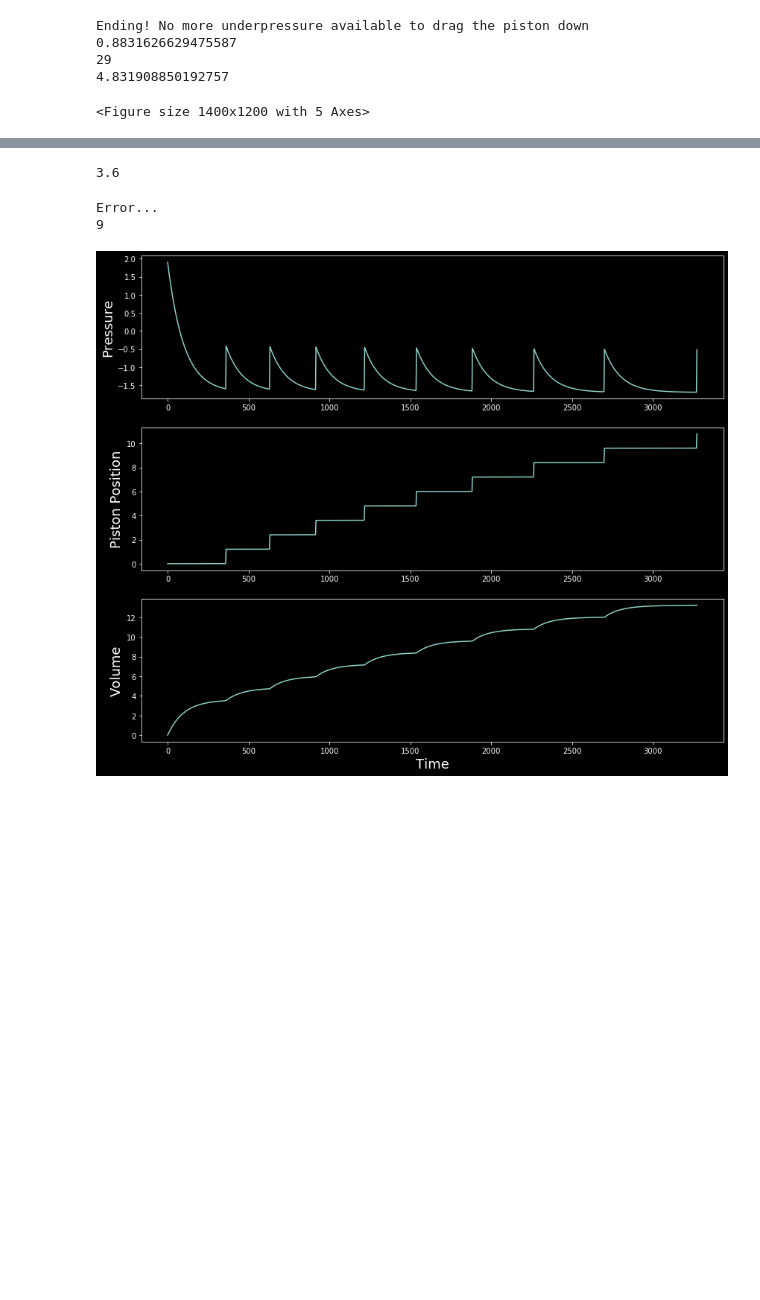
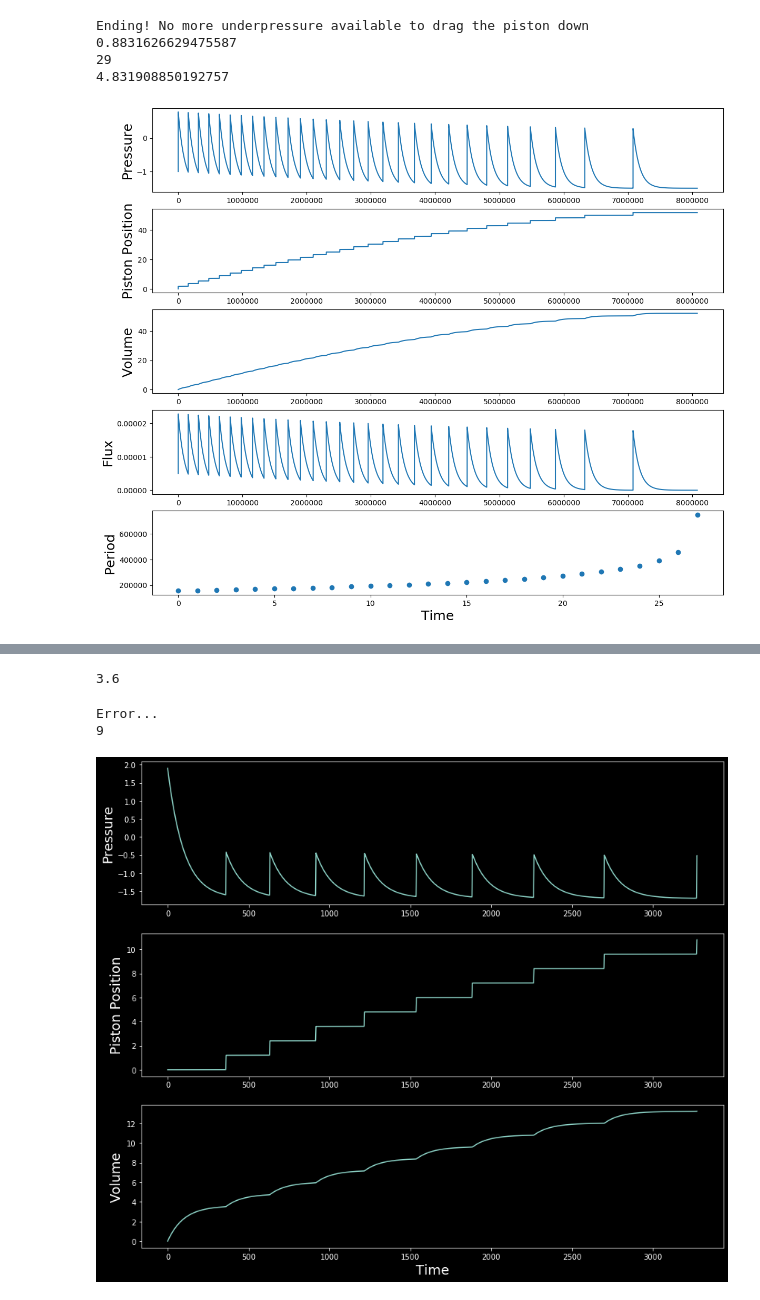
Before and after one commit to alberoman/kila_codes, a Jupyter notebook: model/notebook/piston_system_isotsasy_solver.ipynb, the cells around one changed output, grey strips where cells are left out. Saved outputs shown, nothing was run; the diff lists cells and outputs as text; code cells hidden in the pictures; blank space fills up the shorter version.

```diff
--- a/model/notebook/piston_system_isotsasy_solver.ipynb
+++ b/model/notebook/piston_system_isotsasy_solver.ipynb
@@ -8,7 +8,7 @@ import matplotlib.pyplot as plt
 import matplotlib.pyplot as mpl
 from scipy.integrate import odeint
 
-mpl.style.use('dark_background')
+mpl.style.use('default')
 R1 = 0.01
 R2 = 1e-5
 R3 = 1.5
@@ -130,31 +130,31 @@ Vc = 0
 for i in range(len(dt)):
     dV = q[i]*dt[i]
     Vc = Vc + dV
     V[i+1]= Vc
 t_slip = np.array(t_slip_start)
 dx_slip = np.array(dx_slip)
 tmin = np.min(t)
 tmax = np.max(t)
 periods = np.diff(t_slip)
 fig, ax = plt.subplots(nrows = 5, ncols = 1, figsize = (14,12))
 ax[0].plot(t,press)
 ax[0].set_ylabel('Pressure',fontsize= 18)
 ax[1].plot(t,x)
 ax[1].set_ylabel('Piston Position',fontsize= 18)
 ax[2].plot(t,V)
 ax[2].set_ylabel('Volume',fontsize= 18)
 ax[3].plot(t,q)
 ax[3].set_ylabel('Flux',fontsize= 18)
 ax[4].plot(periods,'o')
 ax[4].set_ylabel('Period',fontsize= 18)
 ax[4].set_xlabel('Time [Days]')
 #ax[4].set_xlim([tmin,tmax])
 ax[4].set_xlabel('Time',fontsize= 18)
 print(N_cycle)
 print(periods[-1]/periods[0])
 plt.show()
 # %% [output]
 Ending! No more underpressure available to drag the piston down 0.8831626629475587
 29
 4.831908850192757
-<Figure size 1400x1200 with 5 Axes>
+[figure, added]
```
Also changed, not shown: parts of 2 cells of this notebook, 12 other files.
